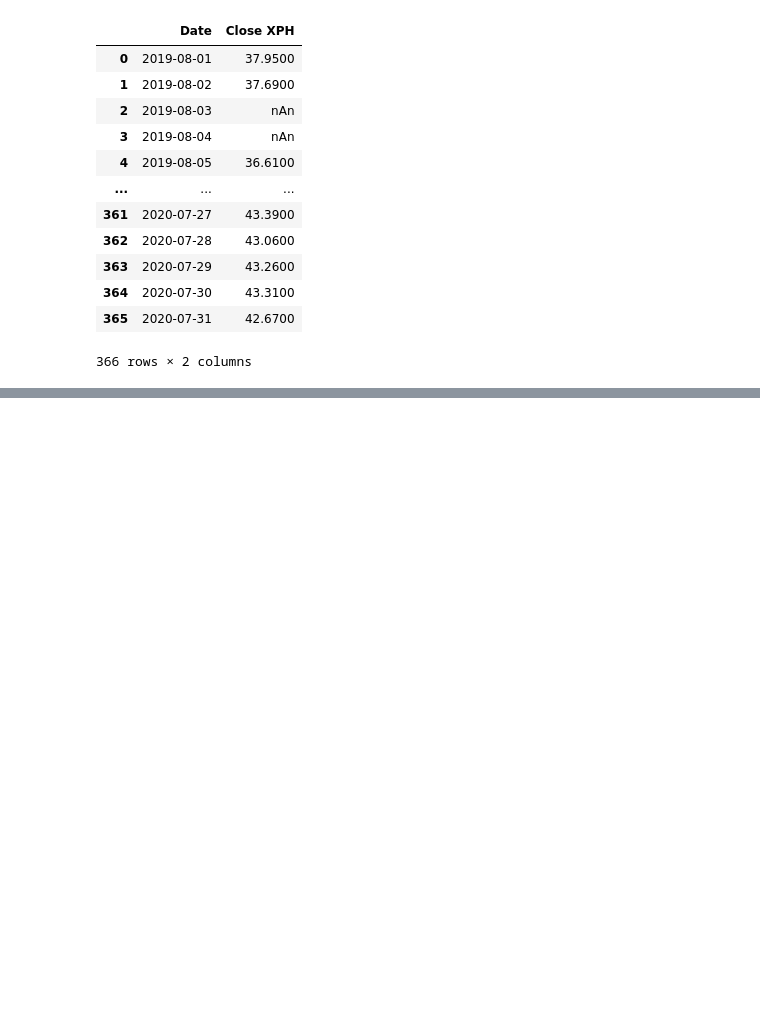
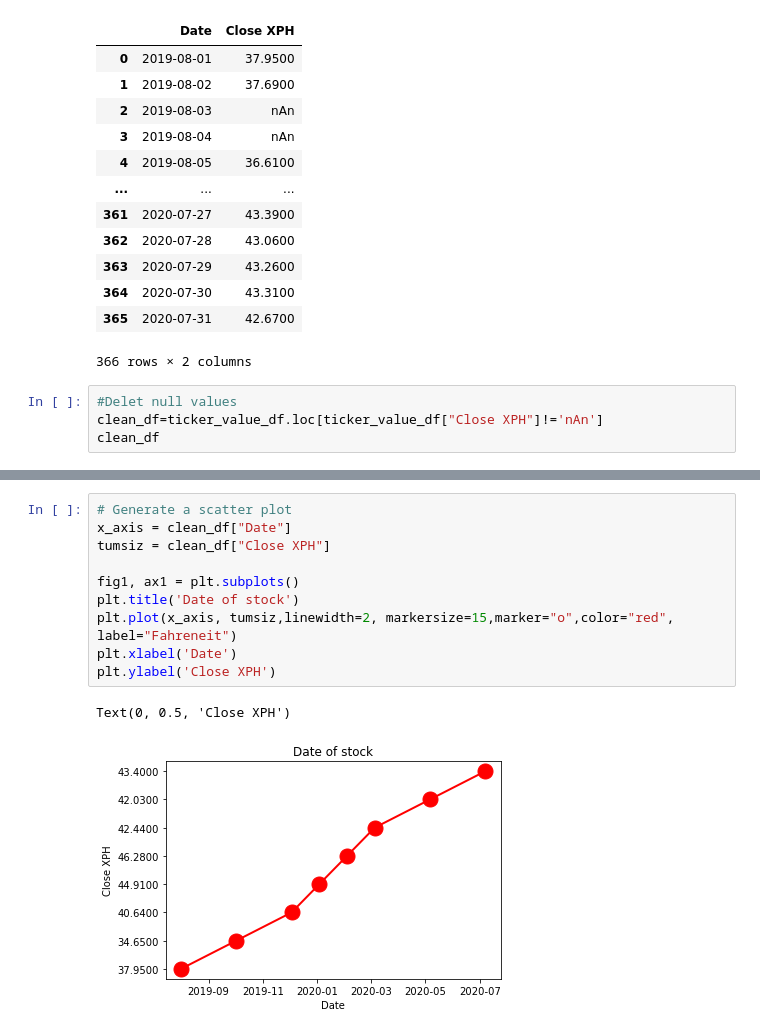
Before and after one commit to Dinorobie/stocks-covid, a Jupyter notebook: stock_data.ipynb, the cells around one changed output, grey strips where cells are left out. Saved outputs shown, nothing was run; the diff lists cells and outputs as text; blank space fills up the shorter version.

Commit message:
Up date stock_ data with graphs

```diff
--- a/stock_data.ipynb
+++ b/stock_data.ipynb
@@ -68,3 +68,7 @@ ticker_value_df
 | 364 | 2020-07-30 | 43.3100 |
 | 365 | 2020-07-31 | 42.6700 |
 366 rows × 2 columns
+# %%
+#Delet null values
+clean_df=ticker_value_df.loc[ticker_value_df["Close XPH"]!='nAn']
+clean_df
@@ -70,0 +119,13 @@ ticker_value_df
+# %%
+# Generate a scatter plot
+x_axis = clean_df["Date"]
+tumsiz = clean_df["Close XPH"]
+
+fig1, ax1 = plt.subplots()
+plt.title('Date of stock')
+plt.plot(x_axis, tumsiz,linewidth=2, markersize=15,marker="o",color="red", label="Fahreneit")
+plt.xlabel('Date')
+plt.ylabel('Close XPH')
+# %% [output]
+Text(0, 0.5, 'Close XPH')
+[figure, added]
```
Also changed, not shown: parts of 3 cells of this notebook.
